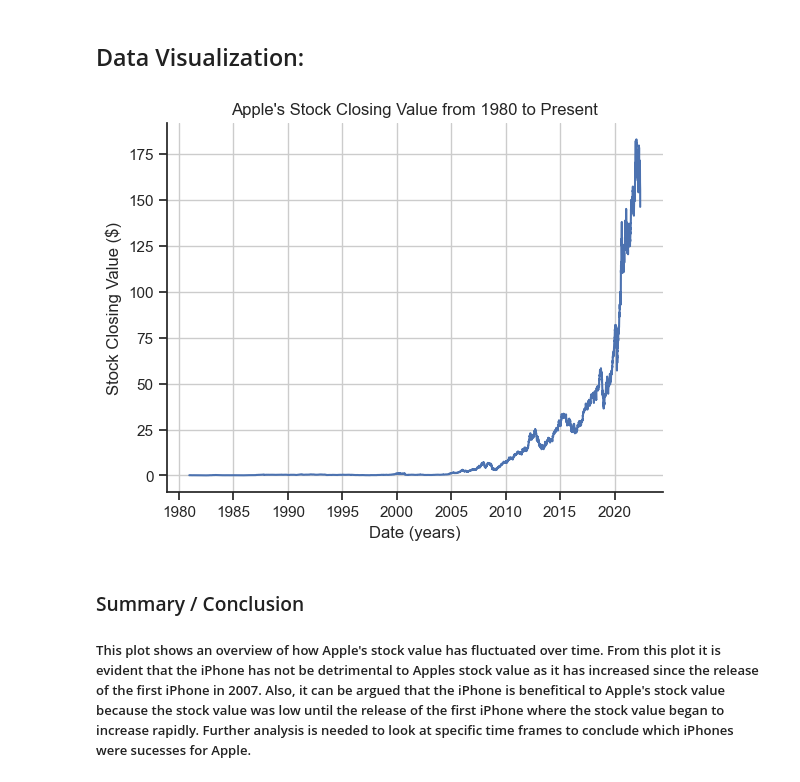
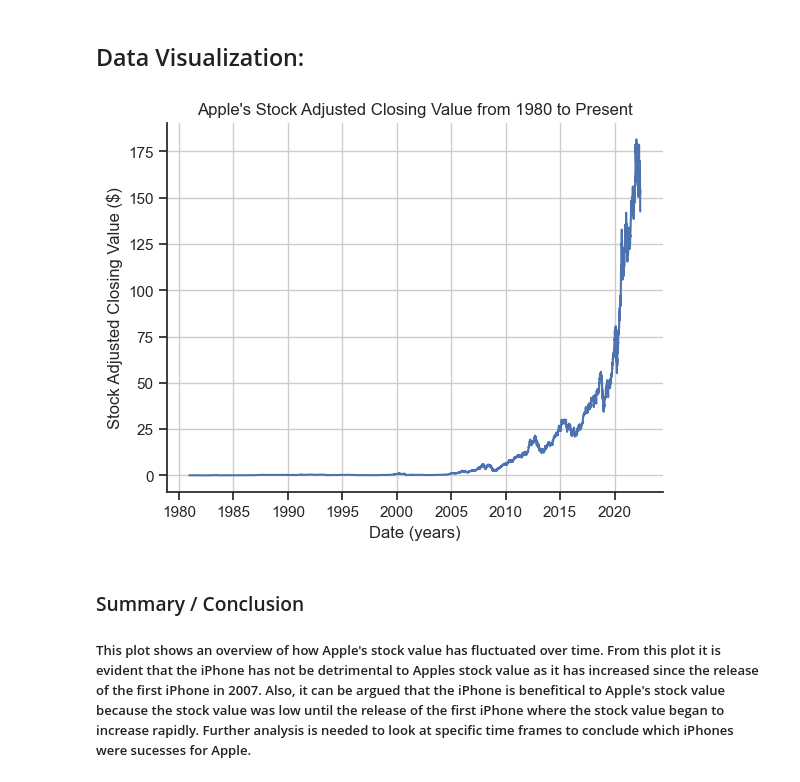
Before and after one commit to ubco-W2022T2-data301/project-group-group11, a Jupyter notebook: analysis/analysis1.ipynb, the cells around one changed output. Cells and saved outputs as stored; diff of their text form; code cells hidden in the pictures.

```diff
--- a/analysis/analysis1.ipynb
+++ b/analysis/analysis1.ipynb
@@ -158,14 +174,14 @@ merged_df = pd.merge(stocks_df, iPhone_df, left_on='Date', right_on='Release_Dat
 # %% [markdown]
 ## Data Visualization:
 # %%
-sns.lineplot(x='Date', y='High', data=stocks_df)
-plt.title("Apple's Stock Closing Value from 1980 to Present")
-plt.ylabel("Stock Closing Value ($)")
+sns.lineplot(x='Date', y='Adj_Close', data=stocks_df)
+plt.title("Apple's Stock Adjusted Closing Value from 1980 to Present")
+plt.ylabel("Stock Adjusted Closing Value ($)")
 plt.xlabel("Date (years)")
 plt.grid(True)
 plt.show()
 # %% [output]
-[figure, old version]
+[figure, new version]
 # %% [markdown]
 ### Summary / Conclusion
 ##### This plot shows an overview of how Apple's stock value has fluctuated over time. From this plot it is evident that the iPhone has not be detrimental to Apples stock value as it has increased since the release of the first iPhone in 2007. Also, it can be argued that the iPhone is benefitical to Apple's stock value because the stock value was low until the release of the first iPhone where the stock value began to increase rapidly. Further analysis is needed to look at specific time frames to conclude which iPhones were sucesses for Apple.
```
Also changed, not shown: parts of 6 cells of this notebook.
